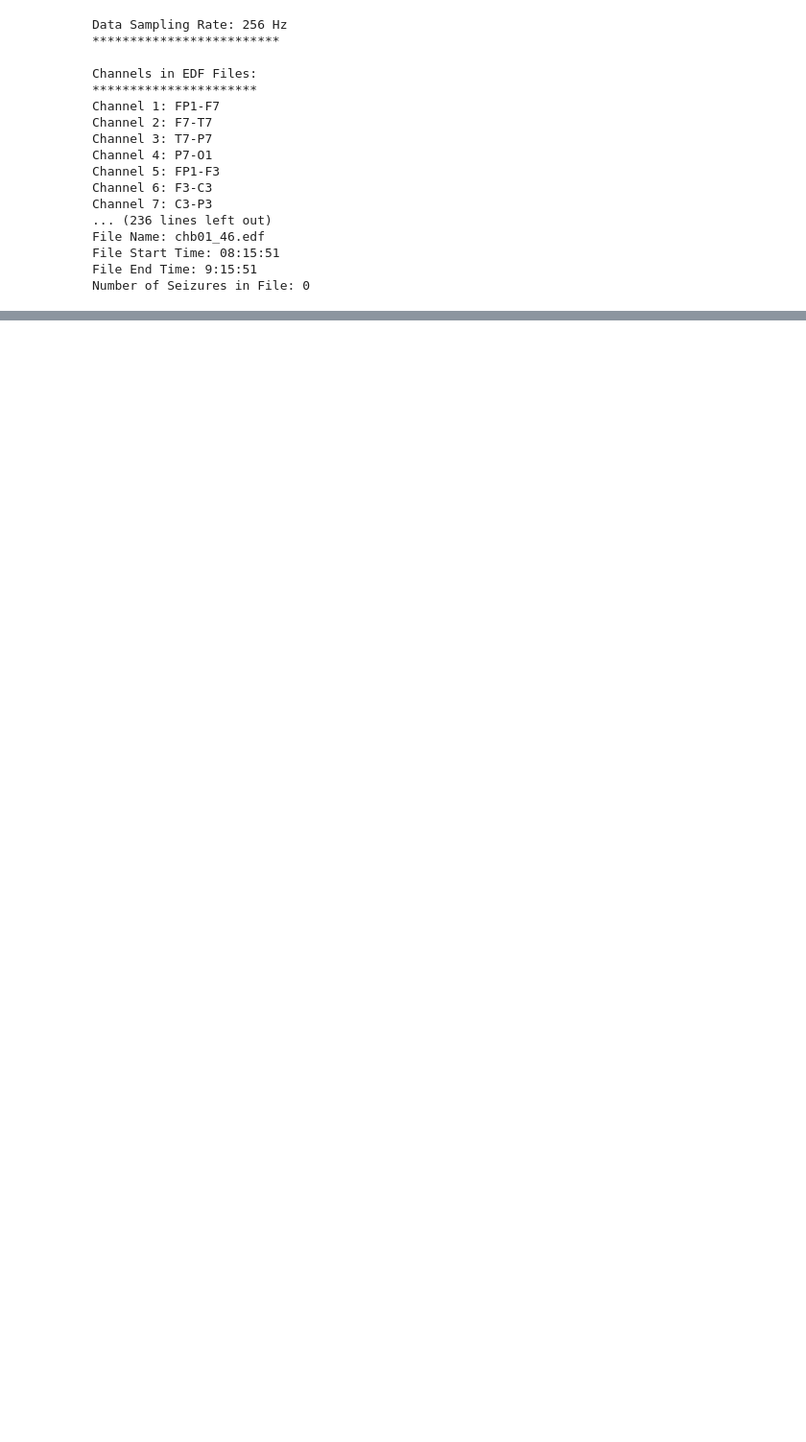
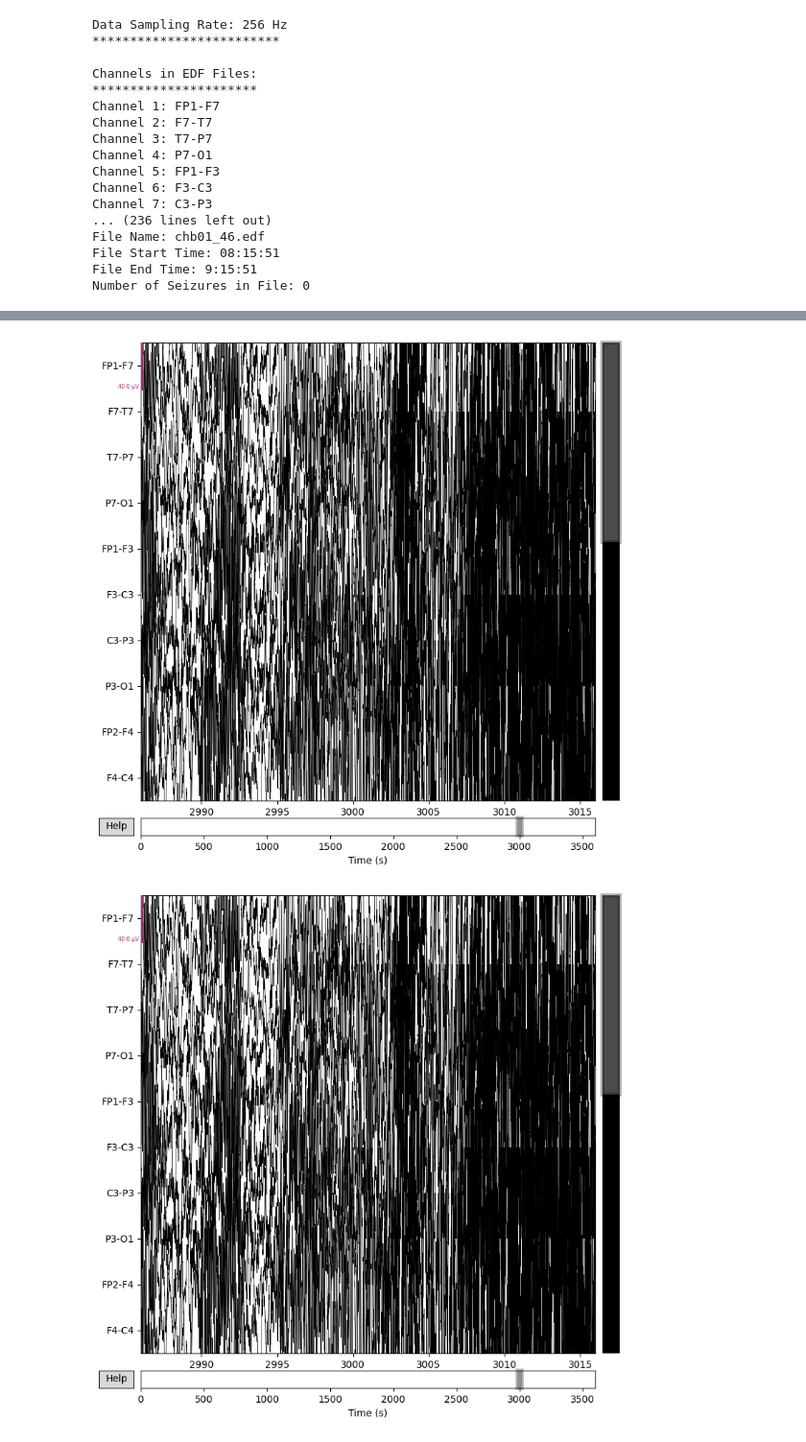
Before and after one commit to pmradman/Seizure-Detection-, a Jupyter notebook: 01_load_data.ipynb, the cells around one changed output, grey strips where cells are left out. Shown at 96% size. Saved outputs shown, nothing was run; the diff lists cells and outputs as text; code cells hidden in the pictures; blank space fills up the shorter version.

Commit message:
Loaded the first seizure and visualized it in a specific window

```diff
--- a/01_load_data.ipynb
+++ b/01_load_data.ipynb
@@ -56,3 +56,11 @@ File Name: chb01_46.edf
 File Start Time: 08:15:51
 File End Time: 9:15:51
 Number of Seizures in File: 0
+# %%
+raw_seizure = mne.io.read_raw_edf(
+    'data/physionet.org/files/chbmit/1.0.0/chb01/chb01_03.edf',
+    preload=True
+)
+
+print(raw_seizure.info)
+print(f"Duration: {raw_seizure.times[-1]:.1f} seconds")
@@ -58,0 +86,9 @@ Number of Seizures in File: 0
+# %%
+raw_seizure.plot(
+    start=2986,
+    duration=30,
+    n_channels=10
+)
+# %% [output]
+[figure, added]
+[figure, added]
```
Also changed, not shown: parts of 1 cell of this notebook.
